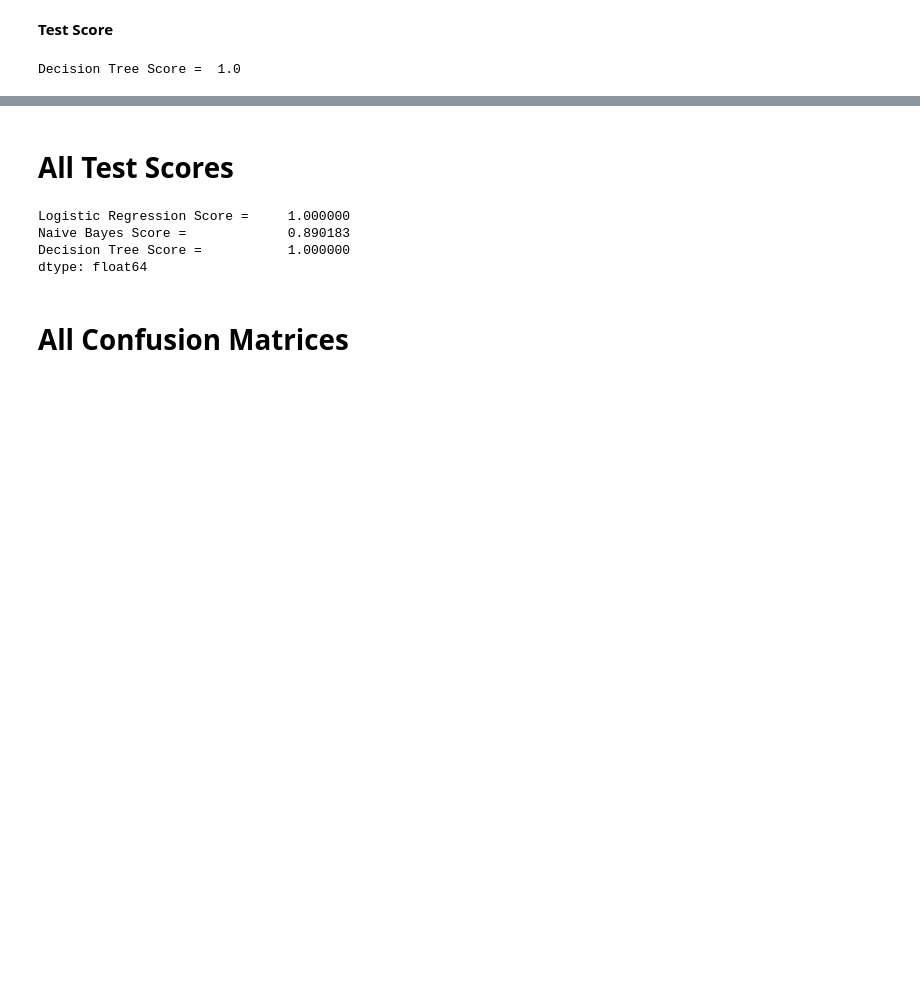
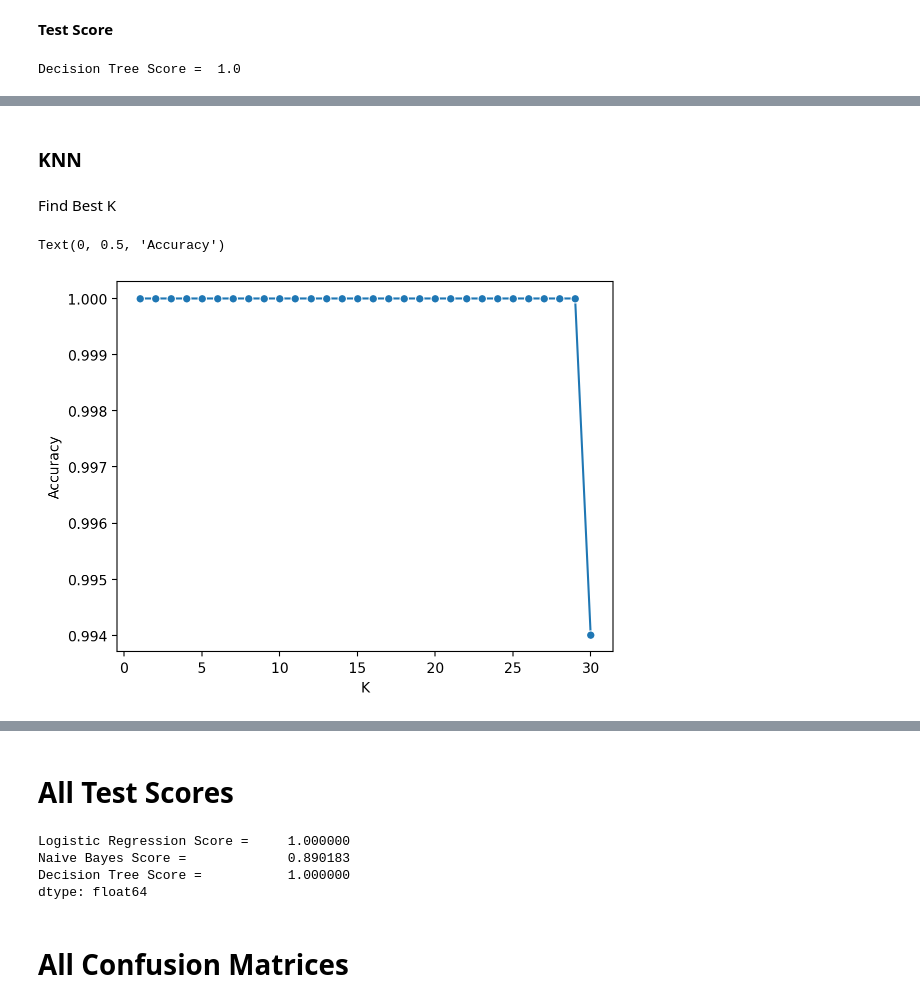
Before and after one commit to notmd/data-mining-final, a Jupyter notebook: lung-cancer-prediction-and-visualization.ipynb, the cells around one changed output, grey strips where cells are left out. Drawn from its saved outputs; the diff is of its cells as text; code cells hidden in the pictures; blank space fills up the shorter version.

```diff
--- a/lung-cancer-prediction-and-visualization.ipynb
+++ b/lung-cancer-prediction-and-visualization.ipynb
@@ -607,0 +602,21 @@ weighted avg       1.00      1.00      1.00       601
+# %% [markdown]
+### KNN
+# %% [markdown]
+Find Best K
+# %%
+from sklearn.model_selection import cross_val_score
+
+k_values = [i for i in range (1,31)]
+scores = []
+
+for k in k_values:
+    knn = KNeighborsClassifier(n_neighbors=k)
+    score = cross_val_score(knn, scaler.fit_transform(X), y, cv=5)
+    scores.append(np.mean(score))
+
+sns.lineplot(x = k_values, y = scores, marker = 'o')
+plt.xlabel("K")
+plt.ylabel("Accuracy")
+# %% [output]
+Text(0, 0.5, 'Accuracy')
+[figure, added]
```
Also changed, not shown: parts of 19 cells of this notebook.
